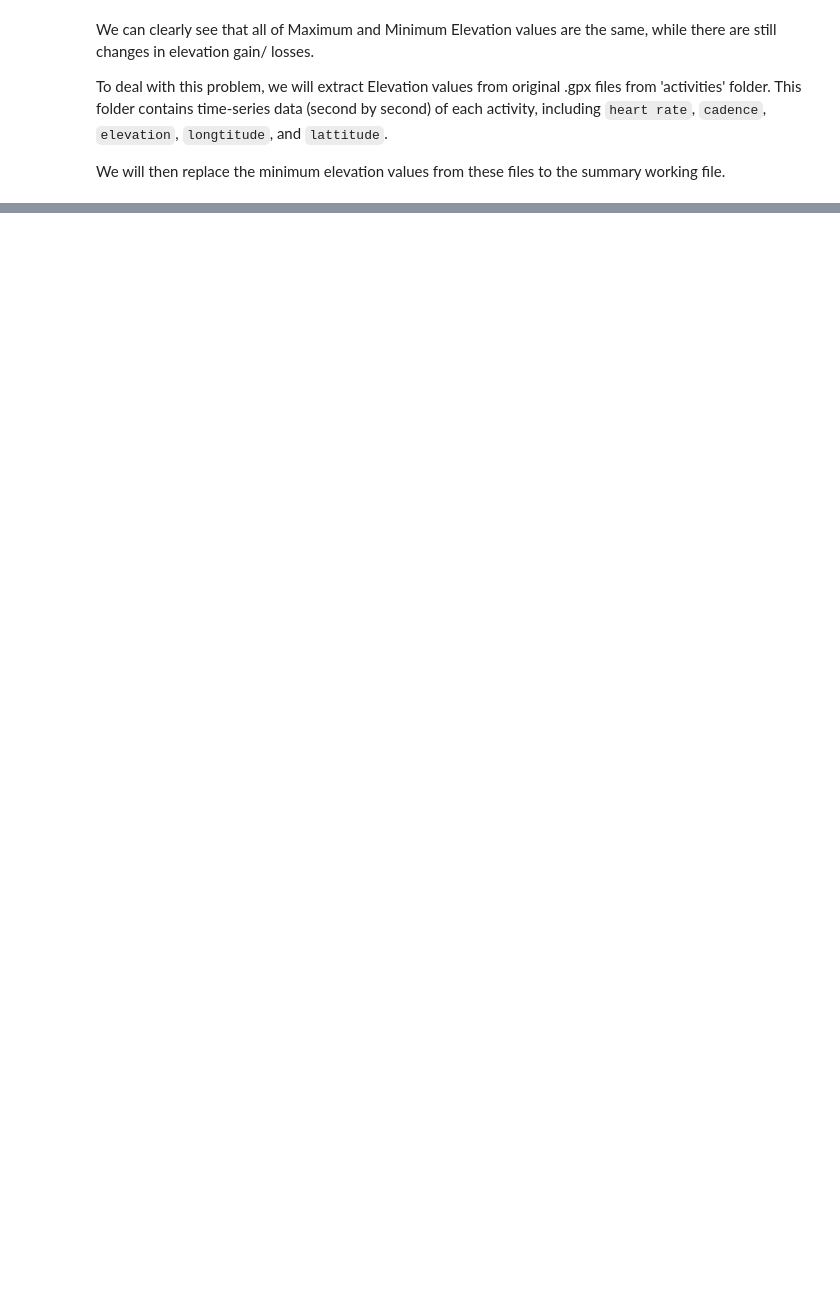
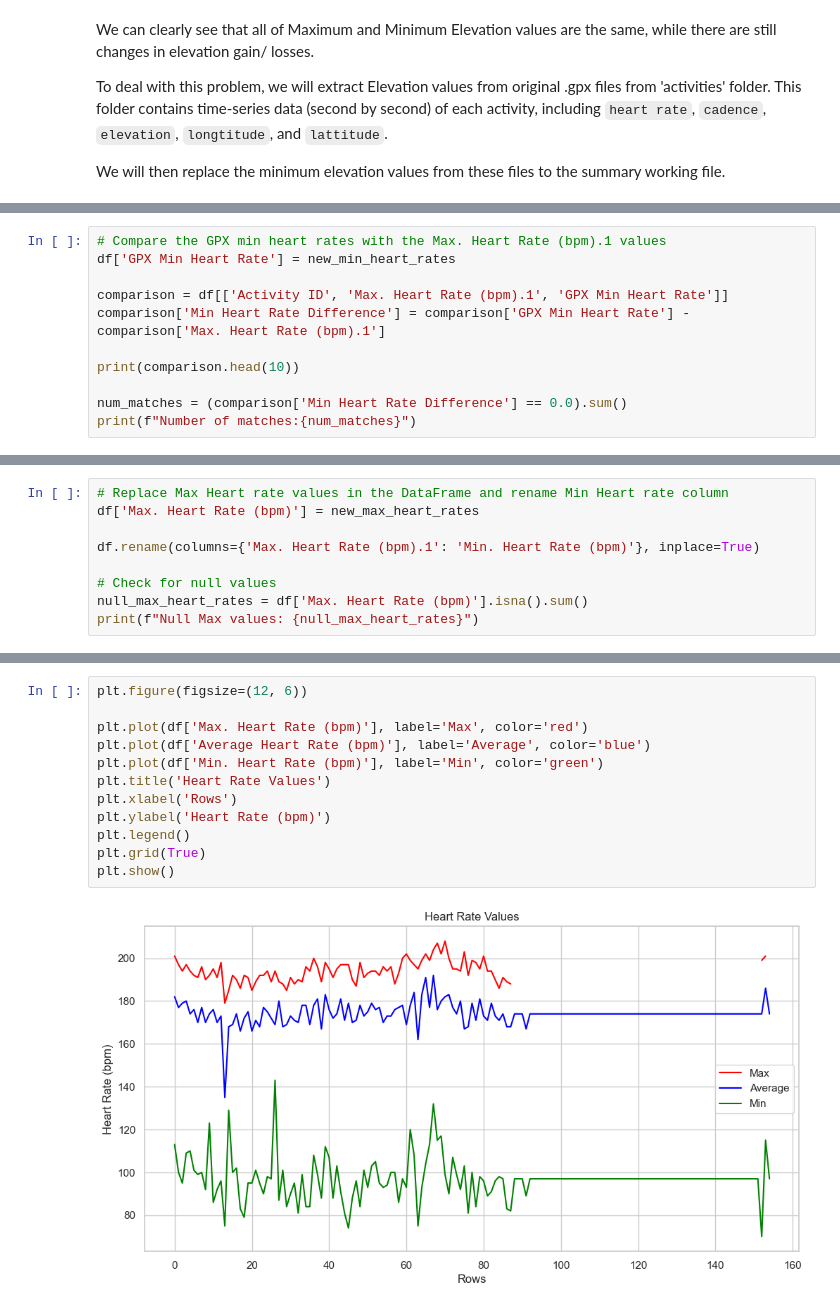
Before and after one commit to Redback-Operations/redback-fit-sports-performance, a Jupyter notebook: Running_Archive/dataCleaning.ipynb, the cells around one changed output, grey strips where cells are left out. Saved outputs shown, nothing was run; the diff lists cells and outputs as text; blank space fills up the shorter version.

```diff
--- a/Running_Archive/dataCleaning.ipynb
+++ b/Running_Archive/dataCleaning.ipynb
@@ -368,0 +343,11 @@ Number of null values in Average Heart Rate (bpm) after replacement with mean: 0
+# %%
+# Compare the GPX min heart rates with the Max. Heart Rate (bpm).1 values
+df['GPX Min Heart Rate'] = new_min_heart_rates
+
+comparison = df[['Activity ID', 'Max. Heart Rate (bpm).1', 'GPX Min Heart Rate']]
+comparison['Min Heart Rate Difference'] = comparison['GPX Min Heart Rate'] - comparison['Max. Heart Rate (bpm).1']
+
+print(comparison.head(10))
+
+num_matches = (comparison['Min Heart Rate Difference'] == 0.0).sum()
+print(f"Number of matches:{num_matches}")
@@ -368,0 +376,9 @@ Number of null values in Average Heart Rate (bpm) after replacement with mean: 0
+# %%
+# Replace Max Heart rate values in the DataFrame and rename Min Heart rate column
+df['Max. Heart Rate (bpm)'] = new_max_heart_rates
+
+df.rename(columns={'Max. Heart Rate (bpm).1': 'Min. Heart Rate (bpm)'}, inplace=True)
+
+# Check for null values
+null_max_heart_rates = df['Max. Heart Rate (bpm)'].isna().sum()
+print(f"Null Max values: {null_max_heart_rates}")
@@ -368,0 +404,14 @@ Number of null values in Average Heart Rate (bpm) after replacement with mean: 0
+# %%
+plt.figure(figsize=(12, 6))
+
+plt.plot(df['Max. Heart Rate (bpm)'], label='Max', color='red')
+plt.plot(df['Average Heart Rate (bpm)'], label='Average', color='blue')
+plt.plot(df['Min. Heart Rate (bpm)'], label='Min', color='green')
+plt.title('Heart Rate Values')
+plt.xlabel('Rows')
+plt.ylabel('Heart Rate (bpm)')
+plt.legend()
+plt.grid(True)
+plt.show()
+# %% [output]
+[figure, added]
```
Also changed, not shown: parts of 31 cells of this notebook, 2 other files.
